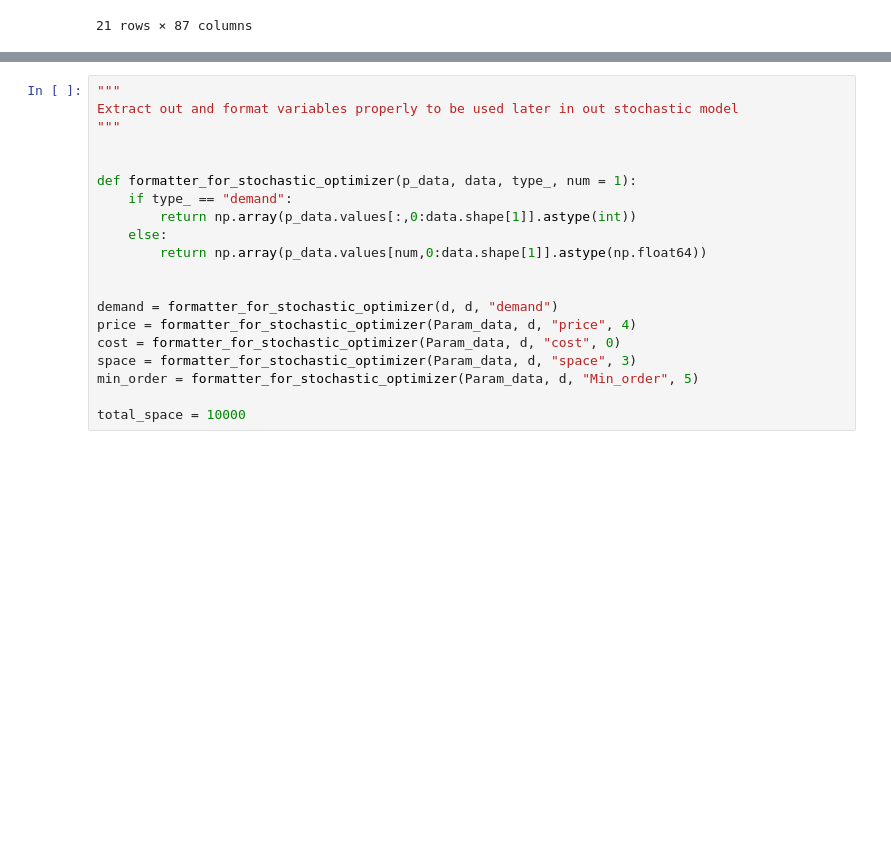
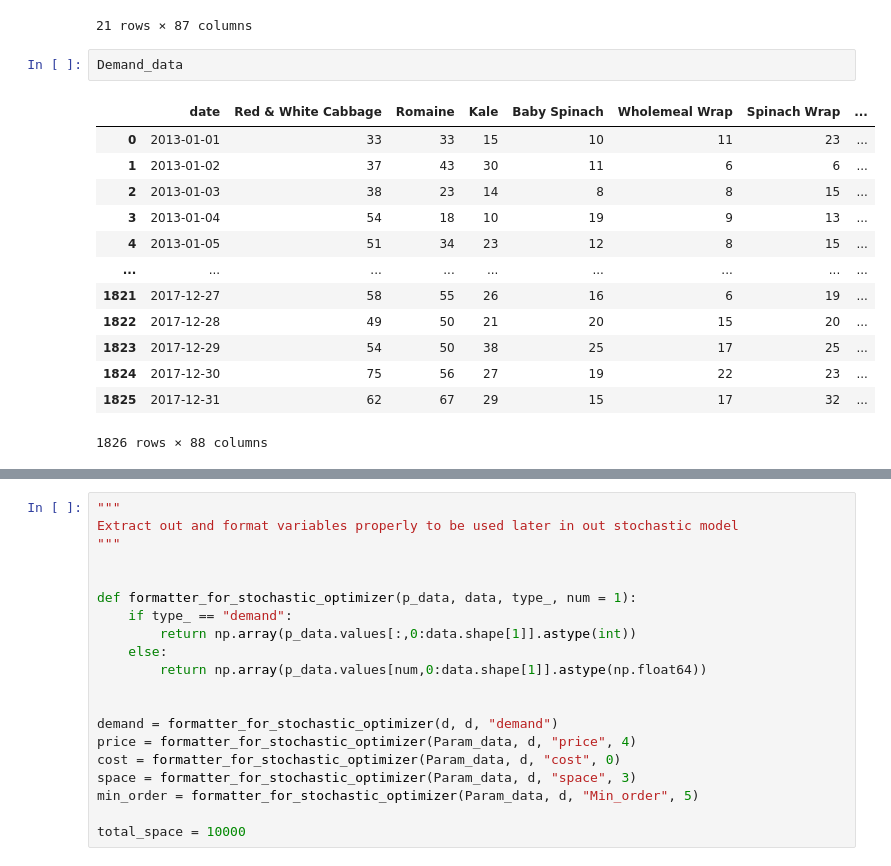
Before and after one commit to qy2000/bc2410-salad-LOP, a Jupyter notebook: ipynb/Ingredient_Order_Optimiser_Source_Code.ipynb, the cells around one changed output, grey strips where cells are left out. Drawn from its saved outputs; the diff is of its cells as text; blank space fills up the shorter version.

```diff
--- a/ipynb/Ingredient_Order_Optimiser_Source_Code.ipynb
+++ b/ipynb/Ingredient_Order_Optimiser_Source_Code.ipynb
@@ -375,6 +368,22 @@ d
 | 2017-12-30 | 75 | 56 | 27 | 19 | 22 | 23 | 60 | ... |
 | 2017-12-31 | 62 | 67 | 29 | 15 | 17 | 32 | 55 | ... |
 21 rows × 87 columns
+# %%
+Demand_data
+# %% [output]
+|  | date | Red & White Cabbage | Romaine | Kale | Baby Spinach | Wholemeal Wrap | Spinach Wrap | ... |
+| 0 | 2013-01-01 | 33 | 33 | 15 | 10 | 11 | 23 | ... |
+| 1 | 2013-01-02 | 37 | 43 | 30 | 11 | 6 | 6 | ... |
+| 2 | 2013-01-03 | 38 | 23 | 14 | 8 | 8 | 15 | ... |
+| 3 | 2013-01-04 | 54 | 18 | 10 | 19 | 9 | 13 | ... |
+| 4 | 2013-01-05 | 51 | 34 | 23 | 12 | 8 | 15 | ... |
+| ... | ... | ... | ... | ... | ... | ... | ... | ... |
+| 1821 | 2017-12-27 | 58 | 55 | 26 | 16 | 6 | 19 | ... |
+| 1822 | 2017-12-28 | 49 | 50 | 21 | 20 | 15 | 20 | ... |
+| 1823 | 2017-12-29 | 54 | 50 | 38 | 25 | 17 | 25 | ... |
+| 1824 | 2017-12-30 | 75 | 56 | 27 | 19 | 22 | 23 | ... |
+| 1825 | 2017-12-31 | 62 | 67 | 29 | 15 | 17 | 32 | ... |
+1826 rows × 88 columns
 # %%
 """
 Assignment of pricing to our dataset
```
Also changed, not shown: parts of 17 cells of this notebook.
